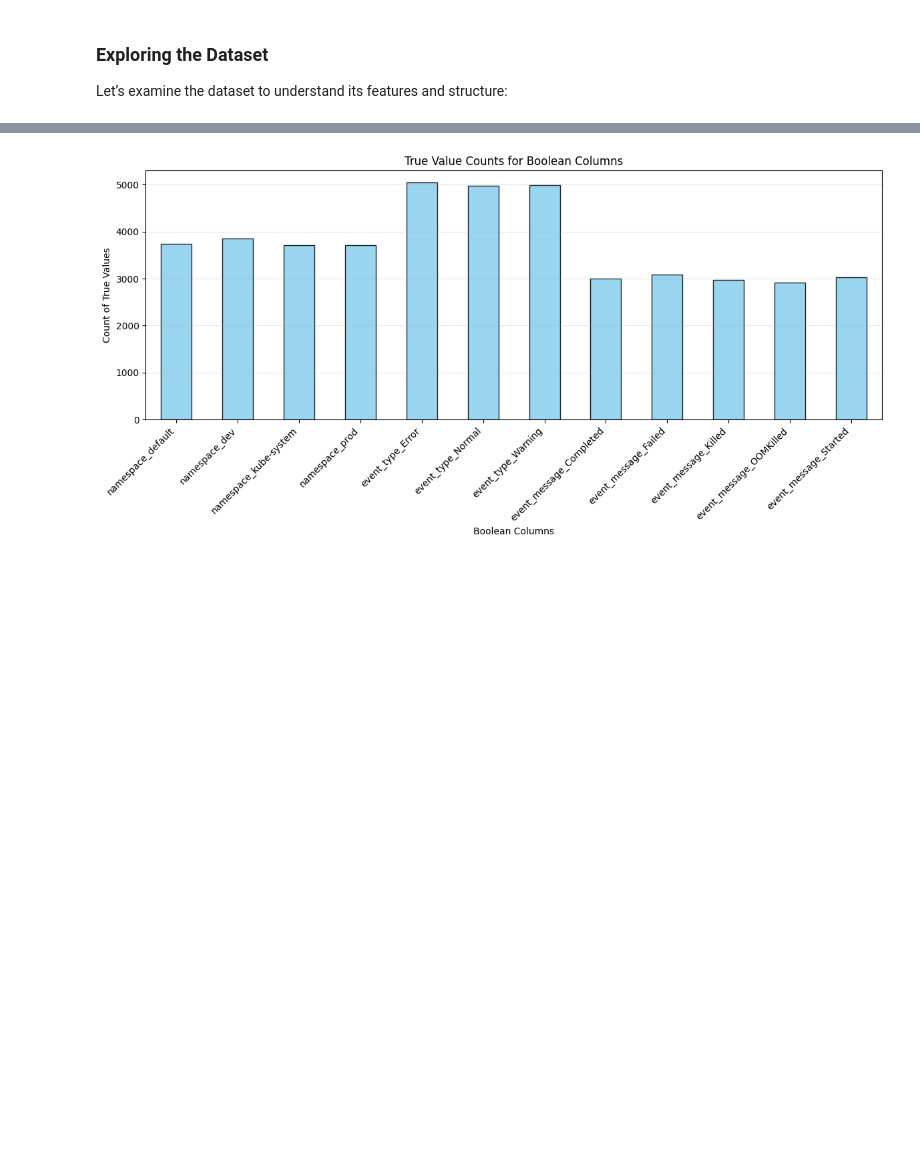
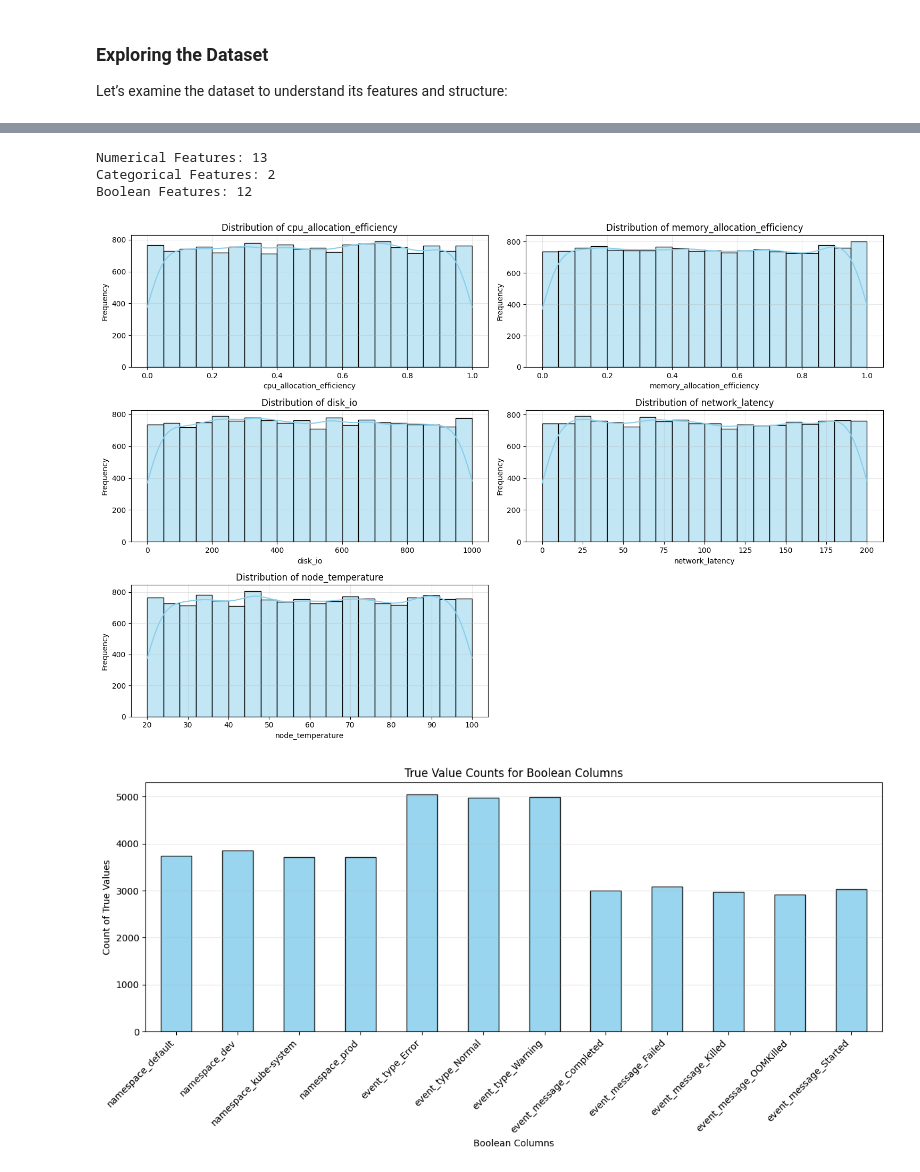
Before and after one commit to gsampaio-rh/aiops_101, a Jupyter notebook: 3-Supervised-Learning.ipynb, the cells around one changed output, grey strips where cells are left out. Saved outputs shown, nothing was run; the diff lists cells and outputs as text; code cells hidden in the pictures; blank space fills up the shorter version.

```diff
--- a/3-Supervised-Learning.ipynb
+++ b/3-Supervised-Learning.ipynb
@@ -100,3 +98,39 @@ Some features in the dataset are boolean (True/False). Let’s analyze their dis
+# %%
+# Comment on feature types
+num_features = df.select_dtypes(include=["float64", "int64"]).columns
+cat_features = df.select_dtypes(include=["object", "category"]).columns
+bool_features = df.select_dtypes(include=["bool"]).columns
+
+print(f"Numerical Features: {len(num_features)}")
+print(f"Categorical Features: {len(cat_features)}")
+print(f"Boolean Features: {len(bool_features)}")
+# %% [output]
+Numerical Features: 13
+Categorical Features: 2
+Boolean Features: 12
+# %%
+# Visualize distributions of key numerical features
+key_numerical_features = [
+    "cpu_allocation_efficiency",
+    "memory_allocation_efficiency",
+    "disk_io",
+    "network_latency",
+    "node_temperature",
+]
+
+plt.figure(figsize=(15, 10))
+for i, feature in enumerate(key_numerical_features, start=1):
+    plt.subplot(3, 2, i)
+    sns.histplot(df[feature], kde=True, bins=20, color="skyblue")
+    plt.title(f"Distribution of {feature}")
+    plt.xlabel(feature)
+    plt.ylabel("Frequency")
+    plt.grid(alpha=0.3)
+
+plt.tight_layout()
+plt.show()
+# %% [output]
+[figure, added]
 # %%
 # Identify boolean columns
 bool_columns = df.select_dtypes(include=["bool"]).columns
```
Also changed, not shown: parts of 32 cells of this notebook.
